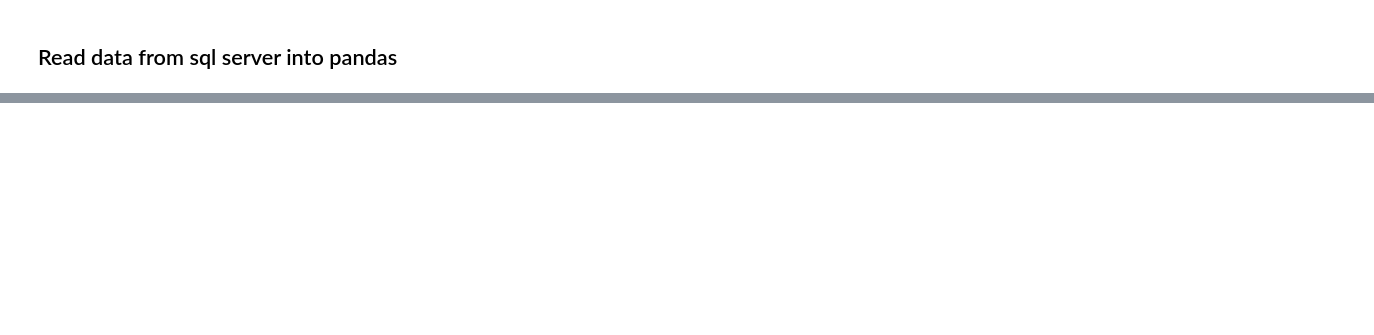
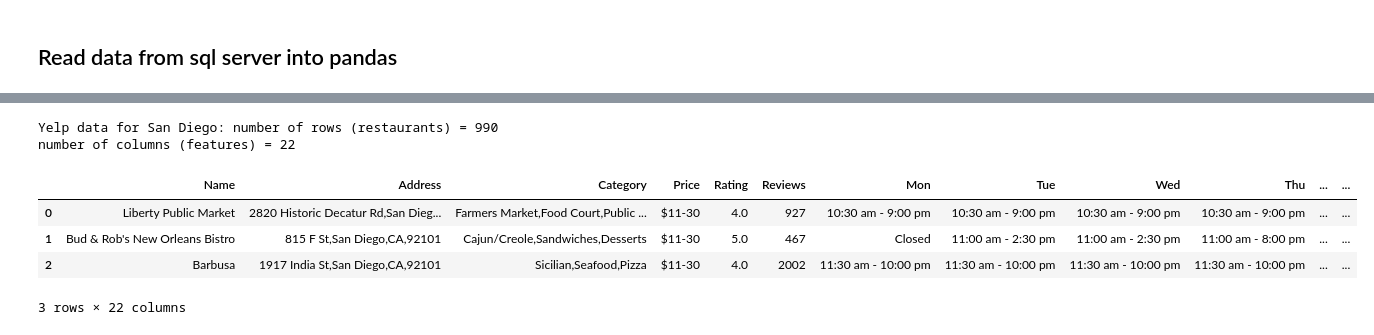
Before and after one commit to Chenghan-Sun/AdvDS-Analysis, a Jupyter notebook: Notebooks/EDA_Features.ipynb, the cells around one changed output, grey strips where cells are left out. Cells and saved outputs as stored; diff of their text form; code cells hidden in the pictures; blank space fills up the shorter version.

```diff
--- a/Notebooks/EDA_Features.ipynb
+++ b/Notebooks/EDA_Features.ipynb
@@ -53,0 +131,14 @@ yelp_df
+# %%
+# Table 2
+yelp_df_sd = yelp_db_group_1.db_to_df("yelp_san_diego")
+print(f'Yelp data for San Diego: number of rows (restaurants) = {yelp_df_sd.shape[0]}')
+print(f'number of columns (features) = {yelp_df_sd.shape[1]}')
+yelp_df_sd.head(3)
+# %% [output]
+Yelp data for San Diego: number of rows (restaurants) = 990
+number of columns (features) = 22
+|  | Name | Address | Category | Price | Rating | Reviews | Mon | Tue | Wed | Thu | ... | ... |
+| 0 | Liberty Public Market | 2820 Historic Decatur Rd,San Dieg... | Farmers Market,Food Court,Public ... | $11-30 | 4.0 | 927 | 10:30 am - 9:00 pm | 10:30 am - 9:00 pm | 10:30 am - 9:00 pm | 10:30 am - 9:00 pm | ... | ... |
+| 1 | Bud & Rob's New Orleans Bistro | 815 F St,San Diego,CA,92101 | Cajun/Creole,Sandwiches,Desserts | $11-30 | 5.0 | 467 | Closed | 11:00 am - 2:30 pm | 11:00 am - 2:30 pm | 11:00 am - 8:00 pm | ... | ... |
+| 2 | Barbusa | 1917 India St,San Diego,CA,92101 | Sicilian,Seafood,Pizza | $11-30 | 4.0 | 2002 | 11:30 am - 10:00 pm | 11:30 am - 10:00 pm | 11:30 am - 10:00 pm | 11:30 am - 10:00 pm | ... | ... |
+3 rows × 22 columns
```
Also changed, not shown: parts of 27 cells of this notebook, 2 other files.
